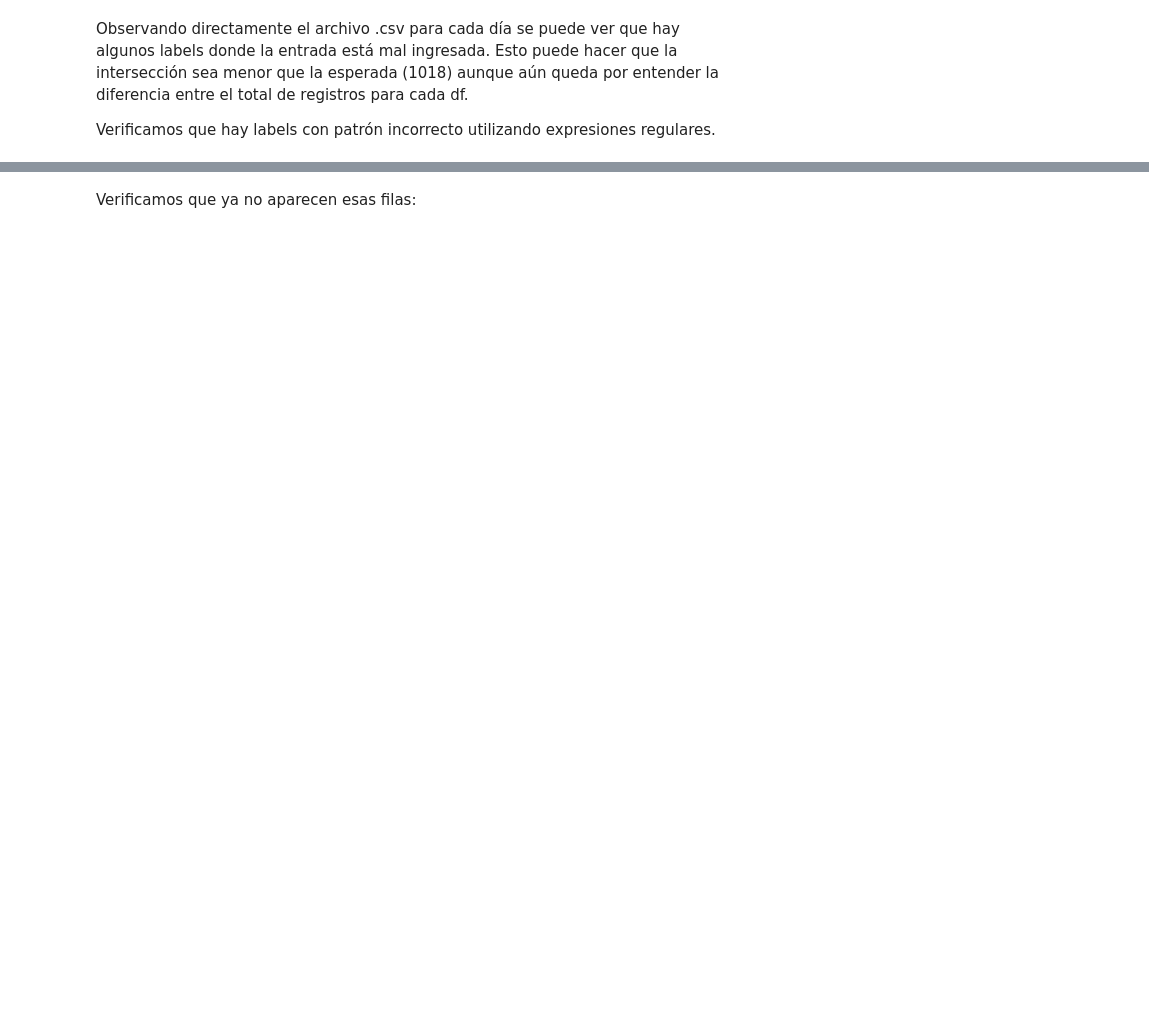
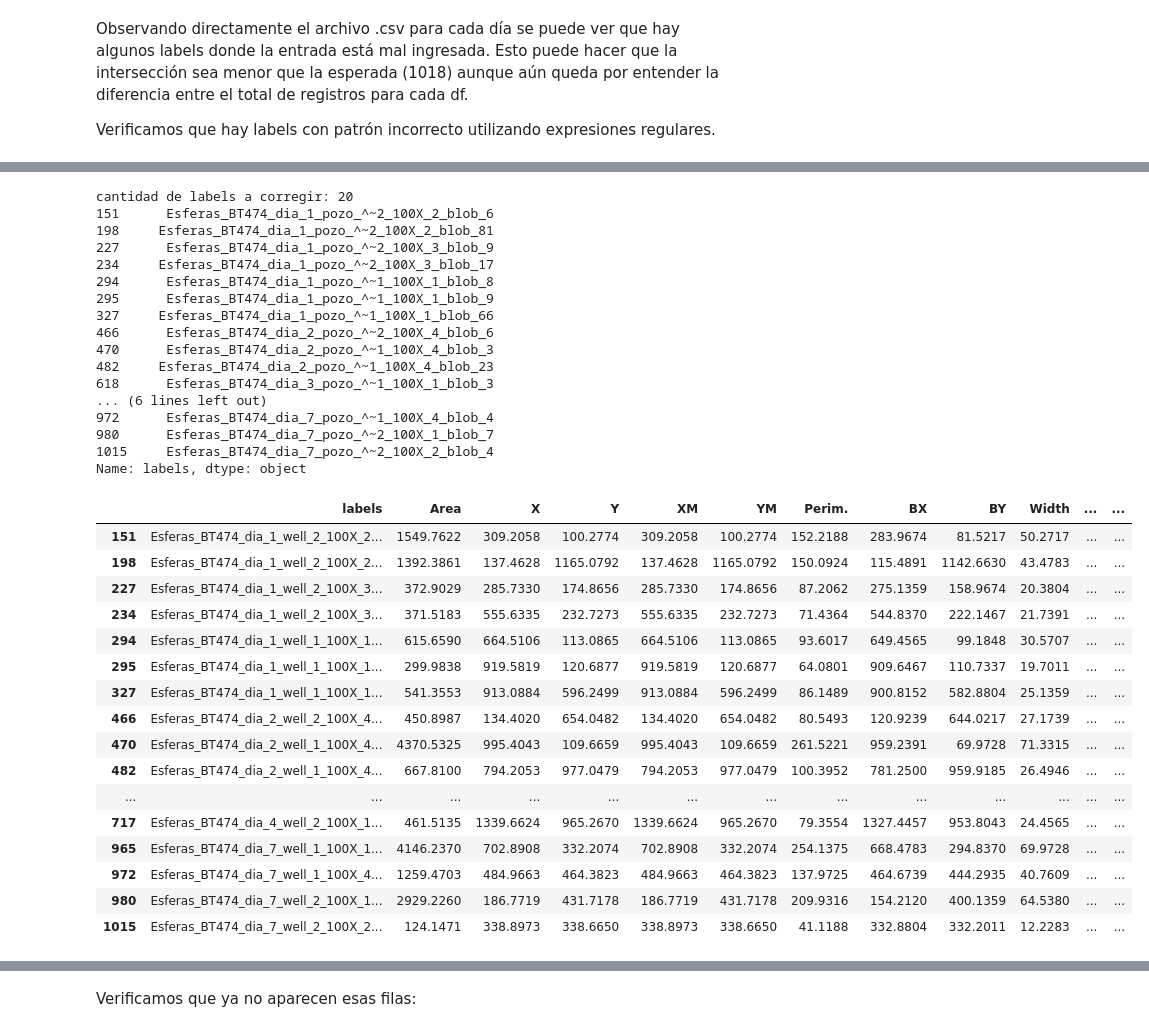
Before and after one commit to luciabarg/datos_tumoresferas, a Jupyter notebook: G2/2_EyCD_Clasificacion_Tumoresferas_Grupo2_revision_Lu.ipynb, the cells around one changed output, grey strips where cells are left out. Saved outputs shown, nothing was run; the diff lists cells and outputs as text; code cells hidden in the pictures; blank space fills up the shorter version.

```diff
--- a/G2/2_EyCD_Clasificacion_Tumoresferas_Grupo2_revision_Lu.ipynb
+++ b/G2/2_EyCD_Clasificacion_Tumoresferas_Grupo2_revision_Lu.ipynb
@@ -819,15 +830,2 @@ Como les comenté en la reu, la idea era que corrijan estos labels. Les dejo un
 
 **[Lu]**
-# %%
-# redefinimos fiji_datos_df
-fiji_datos_df = [fiji_datos_0_clean, fiji_datos_1, fiji_datos_2, fiji_datos_3_clean, fiji_datos_4, fiji_datos_5,
-                 fiji_datos_6, fiji_datos_7]
-
-#Eliminamos duplicados en los df
-for i, df in enumerate(fiji_datos_df):
-    fiji_datos_df[i] = df.drop_duplicates()
-
-# Concatenamos los df en fiji_datos_df
-fiji_datos_concat = pd.concat(fiji_datos_df).reset_index(drop=True)
-print('fiji_datos_concat.shape', fiji_datos_concat.shape)
-fiji_datos_concat.head()
@@ -843,0 +832,6 @@ fiji_datos_concat.loc[idx_row_1, : ]
+# %%
+import re
+
+# Reseteamos el index para que no haya duplicados porque unimos varios dataframes (tener en cuenta q digo 'index' y no 'labels')
+fiji_datos_concat = fiji_datos_concat.reset_index(drop=True)
+fiji_datos_concat.head(2)
@@ -843,0 +868,13 @@ fiji_datos_concat.loc[idx_row_1, : ]
+# %%
+# Buscamos el primer patrón
+pattern = 'Esferoides/"_474BT__'
+pattern_1 = fiji_datos_concat['labels'].loc[fiji_datos_concat['labels'].str.contains(pat=pattern)]
+print('cantidad de labels a corregir:', len(pattern_1))
+print(pattern_1)
+
+# Guardamos en una lista sus índices
+idx_row_1 = pattern_1.index.to_list()
+
+# corregimos el primer patron
+fiji_datos_concat.loc[idx_row_1, 'labels'] = fiji_datos_concat.loc[idx_row_1, 'labels'].str.replace('Esferoides/"_474BT__', 'Esferas_BT474_')
+fiji_datos_concat.loc[idx_row_1, :]
@@ -843,0 +916,48 @@ fiji_datos_concat.loc[idx_row_1, : ]
+# %%
+# Buscamos el segundo patrón
+pattern = r'pozo_\^\~'
+pattern_2 = fiji_datos_concat['labels'].loc[fiji_datos_concat["labels"].str.contains(pat=pattern)]
+print('cantidad de labels a corregir:', len(pattern_2))
+print(pattern_2)
+
+# Guardamos en una lista sus índices
+idx_row_2 = pattern_2.index.to_list()
+
+# corregimos el primer patron
+fiji_datos_concat.loc[idx_row_2, 'labels'] = fiji_datos_concat.loc[idx_row_2, 'labels'].str.replace(r'pozo_\^\~', 'well_')
+fiji_datos_concat.loc[idx_row_2, :]
+# %% [output]
+cantidad de labels a corregir: 20
+151      Esferas_BT474_dia_1_pozo_^~2_100X_2_blob_6
+198     Esferas_BT474_dia_1_pozo_^~2_100X_2_blob_81
+227      Esferas_BT474_dia_1_pozo_^~2_100X_3_blob_9
+234     Esferas_BT474_dia_1_pozo_^~2_100X_3_blob_17
+294      Esferas_BT474_dia_1_pozo_^~1_100X_1_blob_8
+295      Esferas_BT474_dia_1_pozo_^~1_100X_1_blob_9
+327     Esferas_BT474_dia_1_pozo_^~1_100X_1_blob_66
+466      Esferas_BT474_dia_2_pozo_^~2_100X_4_blob_6
+470      Esferas_BT474_dia_2_pozo_^~1_100X_4_blob_3
+482     Esferas_BT474_dia_2_pozo_^~1_100X_4_blob_23
+618      Esferas_BT474_dia_3_pozo_^~1_100X_1_blob_3
+... (6 lines left out)
+972      Esferas_BT474_dia_7_pozo_^~1_100X_4_blob_4
+980      Esferas_BT474_dia_7_pozo_^~2_100X_1_blob_7
+1015     Esferas_BT474_dia_7_pozo_^~2_100X_2_blob_4
+Name: labels, dtype: object
+|  | labels | Area | X | Y | XM | YM | Perim. | BX | BY | Width | ... | ... |
+| 151 | Esferas_BT474_dia_1_well_2_100X_2... | 1549.7622 | 309.2058 | 100.2774 | 309.2058 | 100.2774 | 152.2188 | 283.9674 | 81.5217 | 50.2717 | ... | ... |
+| 198 | Esferas_BT474_dia_1_well_2_100X_2... | 1392.3861 | 137.4628 | 1165.0792 | 137.4628 | 1165.0792 | 150.0924 | 115.4891 | 1142.6630 | 43.4783 | ... | ... |
+| 227 | Esferas_BT474_dia_1_well_2_100X_3... | 372.9029 | 285.7330 | 174.8656 | 285.7330 | 174.8656 | 87.2062 | 275.1359 | 158.9674 | 20.3804 | ... | ... |
+| 234 | Esferas_BT474_dia_1_well_2_100X_3... | 371.5183 | 555.6335 | 232.7273 | 555.6335 | 232.7273 | 71.4364 | 544.8370 | 222.1467 | 21.7391 | ... | ... |
+| 294 | Esferas_BT474_dia_1_well_1_100X_1... | 615.6590 | 664.5106 | 113.0865 | 664.5106 | 113.0865 | 93.6017 | 649.4565 | 99.1848 | 30.5707 | ... | ... |
+| 295 | Esferas_BT474_dia_1_well_1_100X_1... | 299.9838 | 919.5819 | 120.6877 | 919.5819 | 120.6877 | 64.0801 | 909.6467 | 110.7337 | 19.7011 | ... | ... |
+| 327 | Esferas_BT474_dia_1_well_1_100X_1... | 541.3553 | 913.0884 | 596.2499 | 913.0884 | 596.2499 | 86.1489 | 900.8152 | 582.8804 | 25.1359 | ... | ... |
+| 466 | Esferas_BT474_dia_2_well_2_100X_4... | 450.8987 | 134.4020 | 654.0482 | 134.4020 | 654.0482 | 80.5493 | 120.9239 | 644.0217 | 27.1739 | ... | ... |
+| 470 | Esferas_BT474_dia_2_well_1_100X_4... | 4370.5325 | 995.4043 | 109.6659 | 995.4043 | 109.6659 | 261.5221 | 959.2391 | 69.9728 | 71.3315 | ... | ... |
+| 482 | Esferas_BT474_dia_2_well_1_100X_4... | 667.8100 | 794.2053 | 977.0479 | 794.2053 | 977.0479 | 100.3952 | 781.2500 | 959.9185 | 26.4946 | ... | ... |
+| ... | ... | ... | ... | ... | ... | ... | ... | ... | ... | ... | ... | ... |
+| 717 | Esferas_BT474_dia_4_well_2_100X_1... | 461.5135 | 1339.6624 | 965.2670 | 1339.6624 | 965.2670 | 79.3554 | 1327.4457 | 953.8043 | 24.4565 | ... | ... |
+| 965 | Esferas_BT474_dia_7_well_1_100X_1... | 4146.2370 | 702.8908 | 332.2074 | 702.8908 | 332.2074 | 254.1375 | 668.4783 | 294.8370 | 69.9728 | ... | ... |
+| 972 | Esferas_BT474_dia_7_well_1_100X_4... | 1259.4703 | 484.9663 | 464.3823 | 484.9663 | 464.3823 | 137.9725 | 464.6739 | 444.2935 | 40.7609 | ... | ... |
+| 980 | Esferas_BT474_dia_7_well_2_100X_1... | 2929.2260 | 186.7719 | 431.7178 | 186.7719 | 431.7178 | 209.9316 | 154.2120 | 400.1359 | 64.5380 | ... | ... |
+| 1015 | Esferas_BT474_dia_7_well_2_100X_2... | 124.1471 | 338.8973 | 338.6650 | 338.8973 | 338.6650 | 41.1188 | 332.8804 | 332.2011 | 12.2283 | ... | ... |
```
Also changed, not shown: parts of 31 cells of this notebook.
